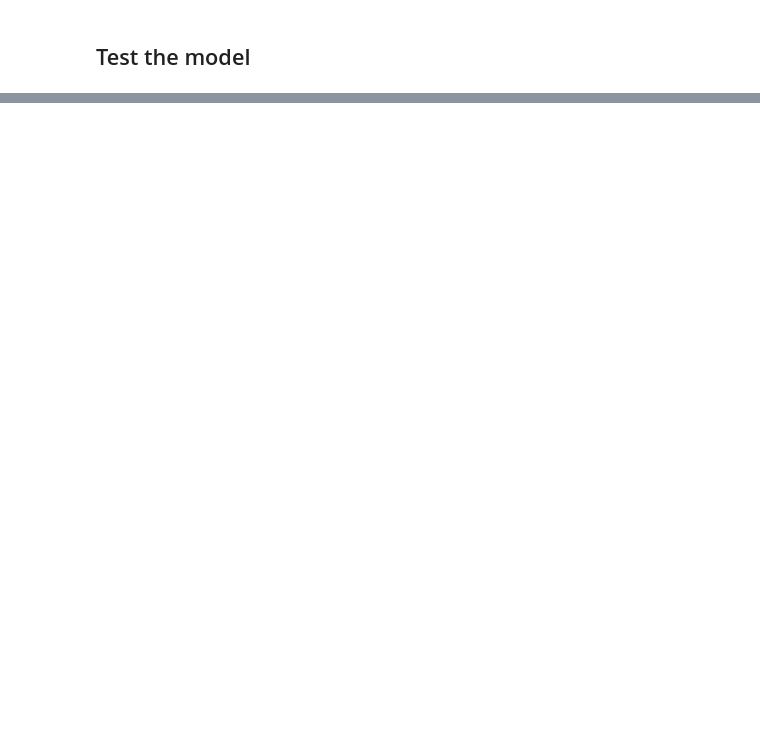
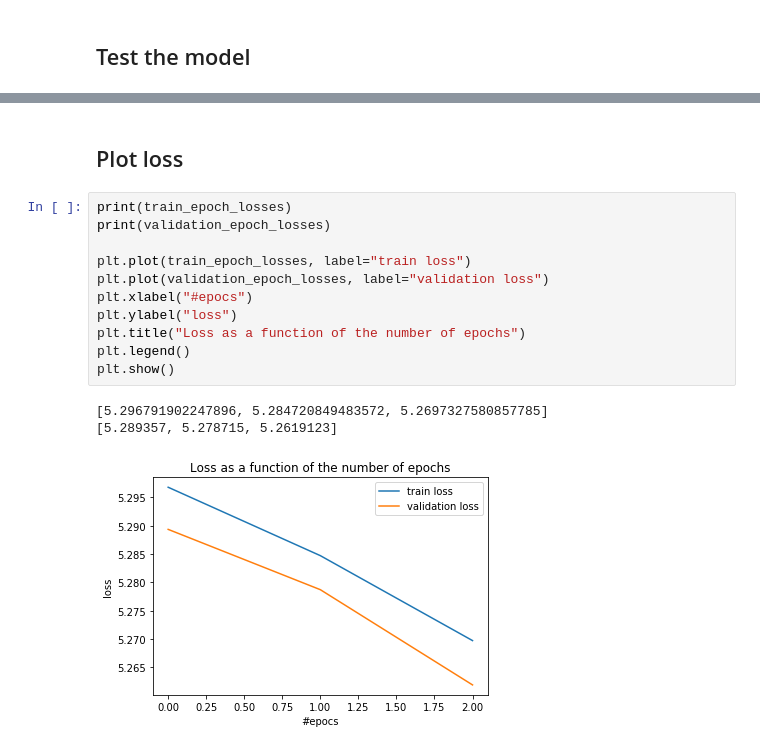
Before and after one commit to Alont93/face-recognition-using-cnn, a Jupyter notebook: cnn.ipynb, the cells around one changed output, grey strips where cells are left out. Drawn from its saved outputs; the diff is of its cells as text; blank space fills up the shorter version.

Commit message:
added validation, train and weights plots

```diff
--- a/cnn.ipynb
+++ b/cnn.ipynb
@@ -208,0 +229,17 @@ Accuracy of the network on test images: 0 %
+# %% [markdown]
+## Plot loss
+# %%
+print(train_epoch_losses)
+print(validation_epoch_losses)
+
+plt.plot(train_epoch_losses, label="train loss")
+plt.plot(validation_epoch_losses, label="validation loss")
+plt.xlabel("#epocs")
+plt.ylabel("loss")
+plt.title("Loss as a function of the number of epochs")
+plt.legend()
+plt.show()
+# %% [output]
+[5.296791902247896, 5.284720849483572, 5.2697327580857785]
+[5.289357, 5.278715, 5.2619123]
+[figure, added]
```
Also changed, not shown: parts of 5 cells of this notebook.
